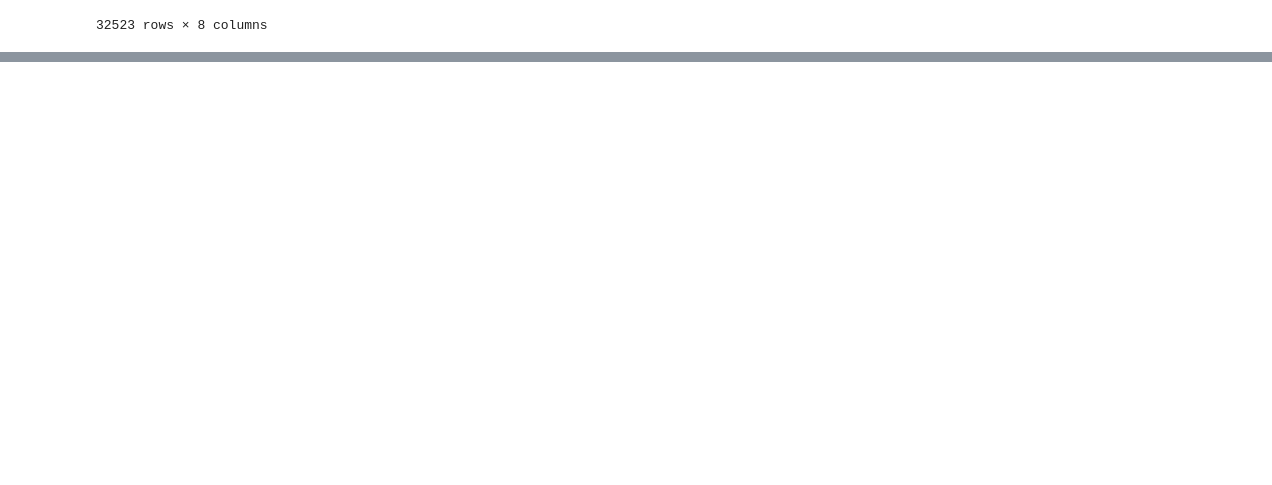
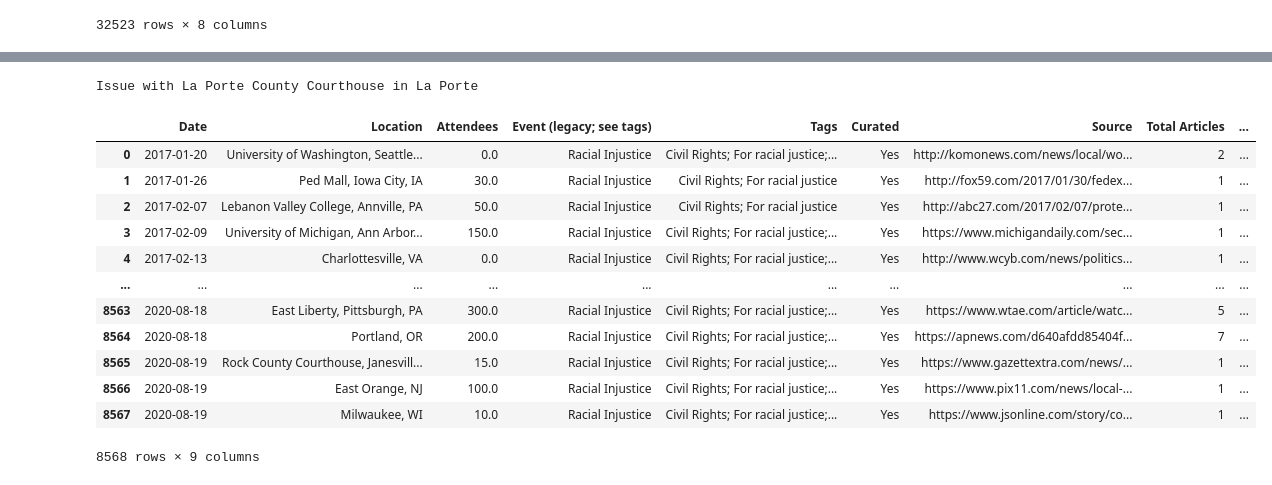
Before and after one commit to sasithwij/project1, a Jupyter notebook: protests.ipynb, the cells around one changed output, grey strips where cells are left out. Cells and saved outputs as stored; diff of their text form; code cells hidden in the pictures; blank space fills up the shorter version.

```diff
--- a/protests.ipynb
+++ b/protests.ipynb
@@ -39,0 +50,23 @@ filter_df.head()
+# %%
+filter_df['state'] = ''
+for index, row in filter_df.iterrows():
+    try:
+        filter_df.loc[index, 'state'] = row['Location'].rsplit(',', 1)[1]
+    except:
+        print(f"Issue with {row['Location']}")
+filter_df
+# %% [output]
+Issue with La Porte County Courthouse in La Porte
+|  | Date | Location | Attendees | Event (legacy; see tags) | Tags | Curated | Source | Total Articles | ... |
+| 0 | 2017-01-20 | University of Washington, Seattle... | 0.0 | Racial Injustice | Civil Rights; For racial justice;... | Yes | http://komonews.com/news/local/wo... | 2 | ... |
+| 1 | 2017-01-26 | Ped Mall, Iowa City, IA | 30.0 | Racial Injustice | Civil Rights; For racial justice | Yes | http://fox59.com/2017/01/30/fedex... | 1 | ... |
+| 2 | 2017-02-07 | Lebanon Valley College, Annville, PA | 50.0 | Racial Injustice | Civil Rights; For racial justice | Yes | http://abc27.com/2017/02/07/prote... | 1 | ... |
+| 3 | 2017-02-09 | University of Michigan, Ann Arbor... | 150.0 | Racial Injustice | Civil Rights; For racial justice;... | Yes | https://www.michigandaily.com/sec... | 1 | ... |
+| 4 | 2017-02-13 | Charlottesville, VA | 0.0 | Racial Injustice | Civil Rights; For racial justice;... | Yes | http://www.wcyb.com/news/politics... | 1 | ... |
+| ... | ... | ... | ... | ... | ... | ... | ... | ... | ... |
+| 8563 | 2020-08-18 | East Liberty, Pittsburgh, PA | 300.0 | Racial Injustice | Civil Rights; For racial justice;... | Yes | https://www.wtae.com/article/watc... | 5 | ... |
+| 8564 | 2020-08-18 | Portland, OR | 200.0 | Racial Injustice | Civil Rights; For racial justice;... | Yes | https://apnews.com/d640afdd85404f... | 7 | ... |
+| 8565 | 2020-08-19 | Rock County Courthouse, Janesvill... | 15.0 | Racial Injustice | Civil Rights; For racial justice;... | Yes | https://www.gazettextra.com/news/... | 1 | ... |
+| 8566 | 2020-08-19 | East Orange, NJ | 100.0 | Racial Injustice | Civil Rights; For racial justice;... | Yes | https://www.pix11.com/news/local-... | 1 | ... |
+| 8567 | 2020-08-19 | Milwaukee, WI | 10.0 | Racial Injustice | Civil Rights; For racial justice;... | Yes | https://www.jsonline.com/story/co... | 1 | ... |
+8568 rows × 9 columns
```
Also changed, not shown: parts of 31 cells of this notebook, 2 other files.
